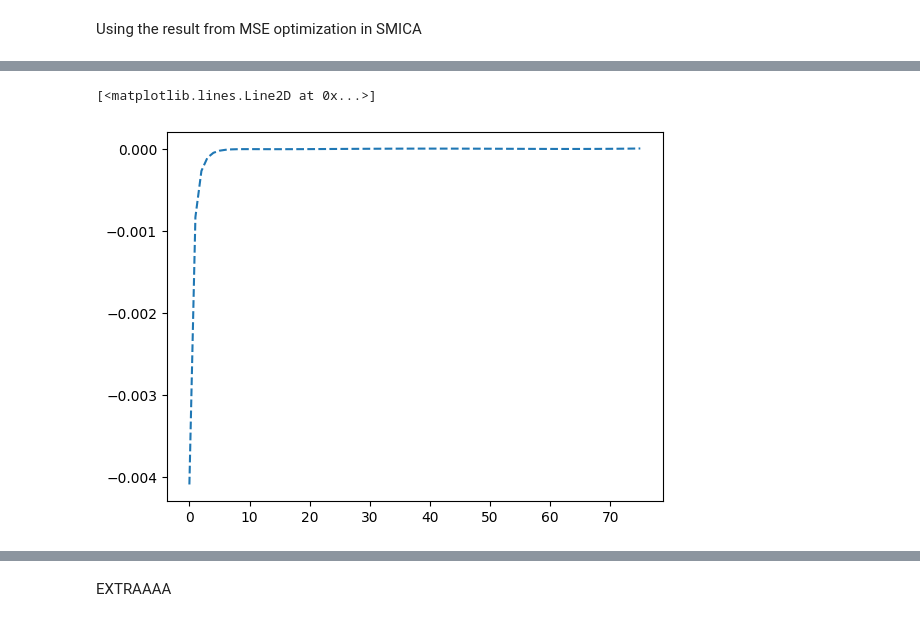
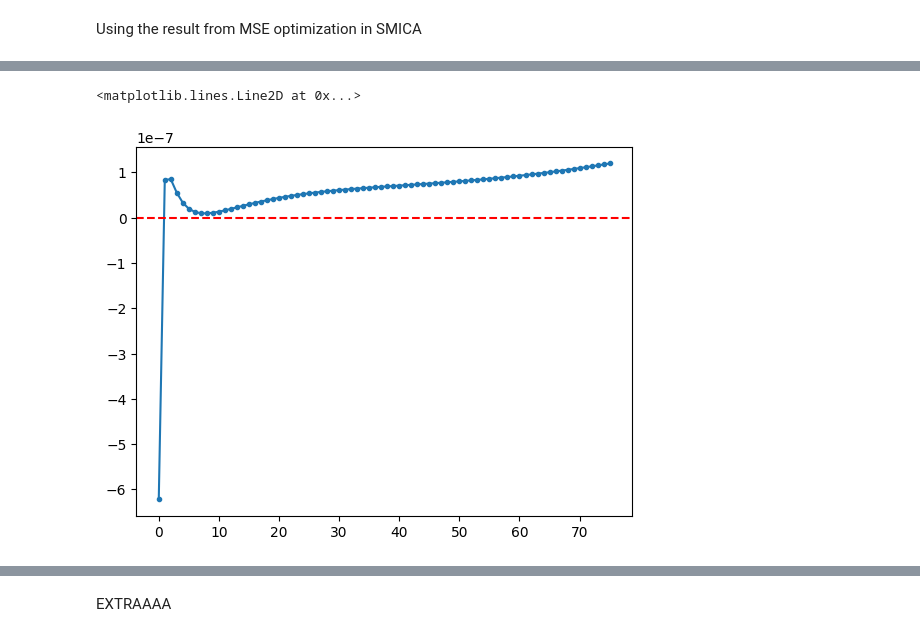
Before and after one commit to urwa99/MASS_Thesis, a Jupyter notebook: HI/SMICA_HI5.ipynb, the cells around one changed output, grey strips where cells are left out. Cells and saved outputs as stored; diff of their text form; code cells hidden in the pictures.

```diff
--- a/HI/SMICA_HI5.ipynb
+++ b/HI/SMICA_HI5.ipynb
@@ -281,21 +342,26 @@ SMICA Loss
 # %%
 from numpy.linalg import slogdet, inv
 
-y=(X@a_vec).reshape((nell, nf))
-C_y = np.zeros((nell, nf, nf))
-for i in range(nell):
-    np.fill_diagonal(C_y[i], y[i])
+chat_binned_new=chat_binned_new/np.linalg.norm(chat_binned_new)
+total= noise_binned + fgds_binned + C_fit
+# y=(X@a_vec).reshape((nell, nf))
+# C_y = np.zeros((nell, nf, nf))
+# for i in range(nell):
+#     np.fill_diagonal(C_y[i], y[i])
 
-# Example: equal weight for each ell bin
-n_q = np.ones(nbins)
+# # Example: equal weight for each ell bin
+# n_q = np.ones(nbins)
 
-# Or: number of modes in each ell bin
-n_q = np.array([sum(2*l + 1 for l in range(nbins))
-                for b in range(nbins)])
+# # Or: number of modes in each ell bin
+# n_q = np.array([sum(2*l + 1 for l in range(nbins))
+#                 for b in range(nbins)])
 
 def build_C_model(a):
-
-    C_model=(X @a).reshape((nell, nf))
+    a_mat = a.reshape((P + 1, Q + 1))
+    C_model = np.zeros((nell, nf))    # predicted covariance diagonal
+    for p in range(P + 1):
+        for q in range(Q + 1):
+            C_model += a_mat[p, q] * np.outer(log_l**p, Psi[q])
     C_model_full = np.zeros((nell, nf, nf))
     for i in range(nell):
         np.fill_diagonal(C_model_full[i], C_model[i])
@@ -309,9 +375,9 @@ def smica_loss(a):
     C_model = build_C_model(a)
 
     for b in range(nbins):
-        C_emp = C_y[b]  # empirical HI covariance at that b
+        C_emp = chat_binned_new[b]  # empirical HI covariance at that b
         C_mod = C_model[b]
-        C_tot= C_mod +noise_binned[b] + fgds_binned[b]
+        C_tot= (C_mod +noise_binned[b] + fgds_binned[b])/np.linalg.norm(total)
 
         sign, logdet = slogdet(C_emp @ np.linalg.inv(C_tot))
         # if sign <= 0:
@@ -327,9 +393,9 @@ def jacobian(a):
     grad = np.zeros((P+1, Q+1))
 
     for b in range(nbins):
-        C_emp = C_y[b]       # empirical (nf, nf)
+        C_emp = chat_binned_new[b]       # empirical (nf, nf)
         C_mod = C_model[b]
-        C_tot= C_mod +noise_binned[b] + fgds_binned[b]
+        C_tot= (C_mod +noise_binned[b] + fgds_binned[b])/np.linalg.norm(total)
         C_tot_inv= np.linalg.inv(C_tot)
 
         sign, logdet = slogdet(C_emp @ C_tot_inv)
@@ -361,10 +427,10 @@ Using the result from MSE optimization in SMICA
 # %%
 from scipy.optimize import minimize
 
-res2 = minimize(smica_loss,res1.x,
+res2 = minimize(smica_loss,a_vec,
                jac=jacobian,
                method='BFGS',
-               options={'disp': True, 'maxfun': 600000,'ftol': 1e-8, 'maxls':100000, 'gtol': 1e-8, 'maxiter': 1000, 'verbose':2}) #, 'maxls':100,'xtol': 1e-15, 'gtol': 1e-15, 'verbose': 2
+               options={'disp': True, 'maxfun': 600000,'ftol': 1e-2, 'maxls':100000, 'gtol': 1e-2, 'maxiter': 1000, 'verbose':2}) #, 'maxls':100,'xtol': 1e-15, 'gtol': 1e-15, 'verbose': 2
 
 a_opt2 = res2.x.reshape((P+1, Q+1))
 # %% [output]
@@ -394,5 +460,5 @@ pprint(res2)
 # %%
-f=43
+f=3
 a_smica= a_opt2.reshape((P+1, Q+1))
 C_smica= np.zeros((nell, nf))
 for p in range(P + 1):
@@ -410,5 +494,6 @@ plt.legend()
 # %%
-plt.plot((C_smica[:,f]-C_fit_diag[:,f])/C_fit_diag[:,f], '--',label='Error')
+plt.plot((C_smica[:,f]-C_fit_diag[:,f]), '.-',label='Error')
+plt.axhline(0, color='r', linestyle='--')
 # %% [output]
-[<matplotlib.lines.Line2D at 0x...>]
+<matplotlib.lines.Line2D at 0x...>
-[figure, old version]
+[figure, new version]
```
Also changed, not shown: parts of 30 cells of this notebook.
